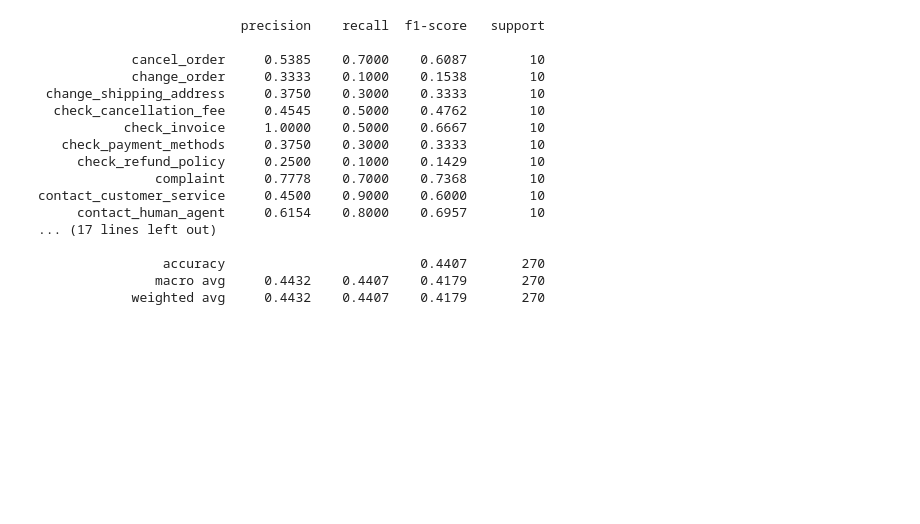
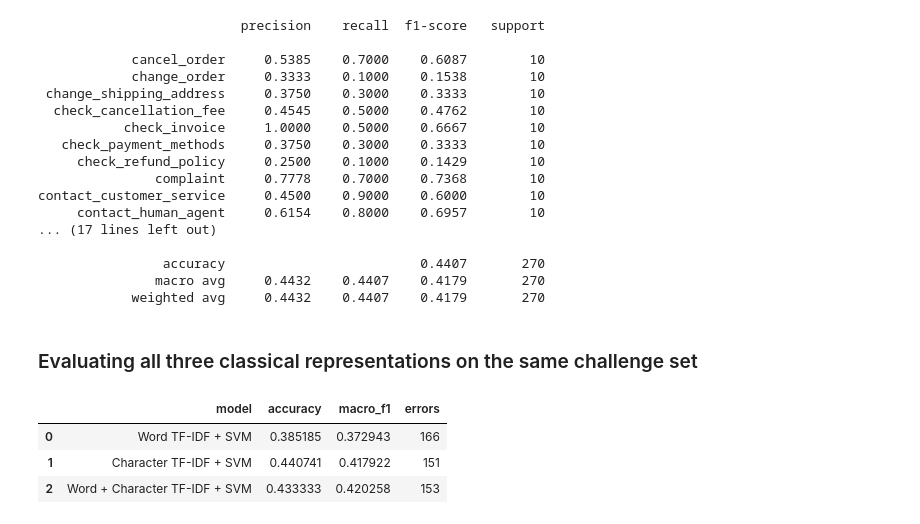
Before and after one commit to ribhupramanik/ResolveAI, a Jupyter notebook: notebooks/02_baseline_models.ipynb, the cells around one changed output. Drawn from its saved outputs; the diff is of its cells as text; code cells hidden in the pictures; blank space fills up the shorter version.

Commit message:
Comparison between all the three models

```diff
--- a/notebooks/02_baseline_models.ipynb
+++ b/notebooks/02_baseline_models.ipynb
@@ -1902,3 +1902,46 @@ contact_customer_service     0.4500    0.9000    0.6000        10
                 accuracy                         0.4407       270
                macro avg     0.4432    0.4407    0.4179       270
             weighted avg     0.4432    0.4407    0.4179       270
+# %% [markdown]
+### Evaluating all three classical representations on the same challenge set
+# %%
+classical_challenge_results = []
+
+models = {
+    "Word TF-IDF + SVM": svm_pipeline,
+    "Character TF-IDF + SVM": char_svm_pipeline,
+    "Word + Character TF-IDF + SVM": hybrid_svm_pipeline,
+}
+
+for model_name, model in models.items():
+
+    predictions = model.predict(
+        X_challenge
+    )
+
+    classical_challenge_results.append({
+        "model": model_name,
+        "accuracy": accuracy_score(
+            y_challenge,
+            predictions
+        ),
+        "macro_f1": f1_score(
+            y_challenge,
+            predictions,
+            average="macro"
+        ),
+        "errors": (
+            predictions != y_challenge
+        ).sum()
+    })
+
+classical_challenge_comparison = pd.DataFrame(
+    classical_challenge_results
+)
+
+classical_challenge_comparison
+# %% [output]
+|  | model | accuracy | macro_f1 | errors |
+| 0 | Word TF-IDF + SVM | 0.385185 | 0.372943 | 166 |
+| 1 | Character TF-IDF + SVM | 0.440741 | 0.417922 | 151 |
+| 2 | Word + Character TF-IDF + SVM | 0.433333 | 0.420258 | 153 |
```
Also changed, not shown: parts of 1 cell of this notebook.
